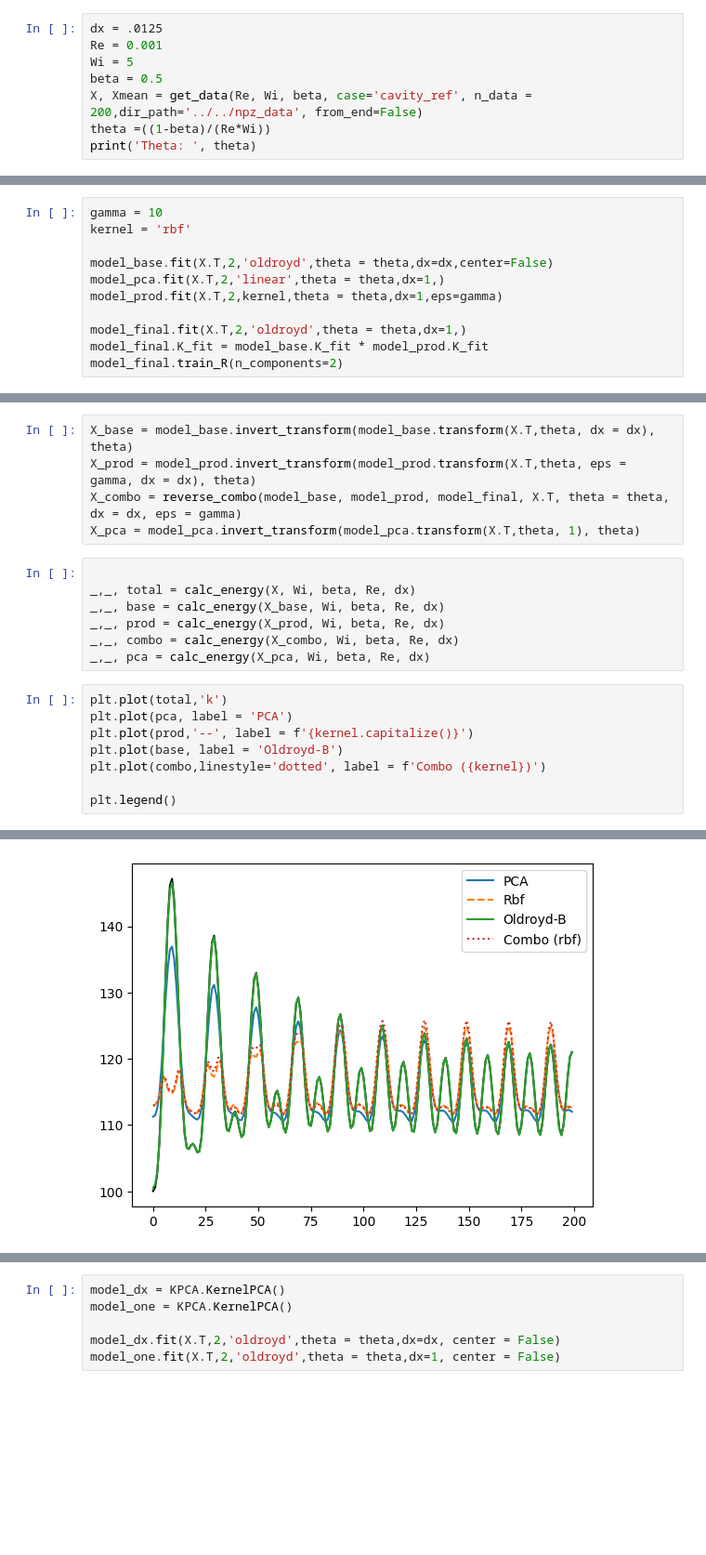
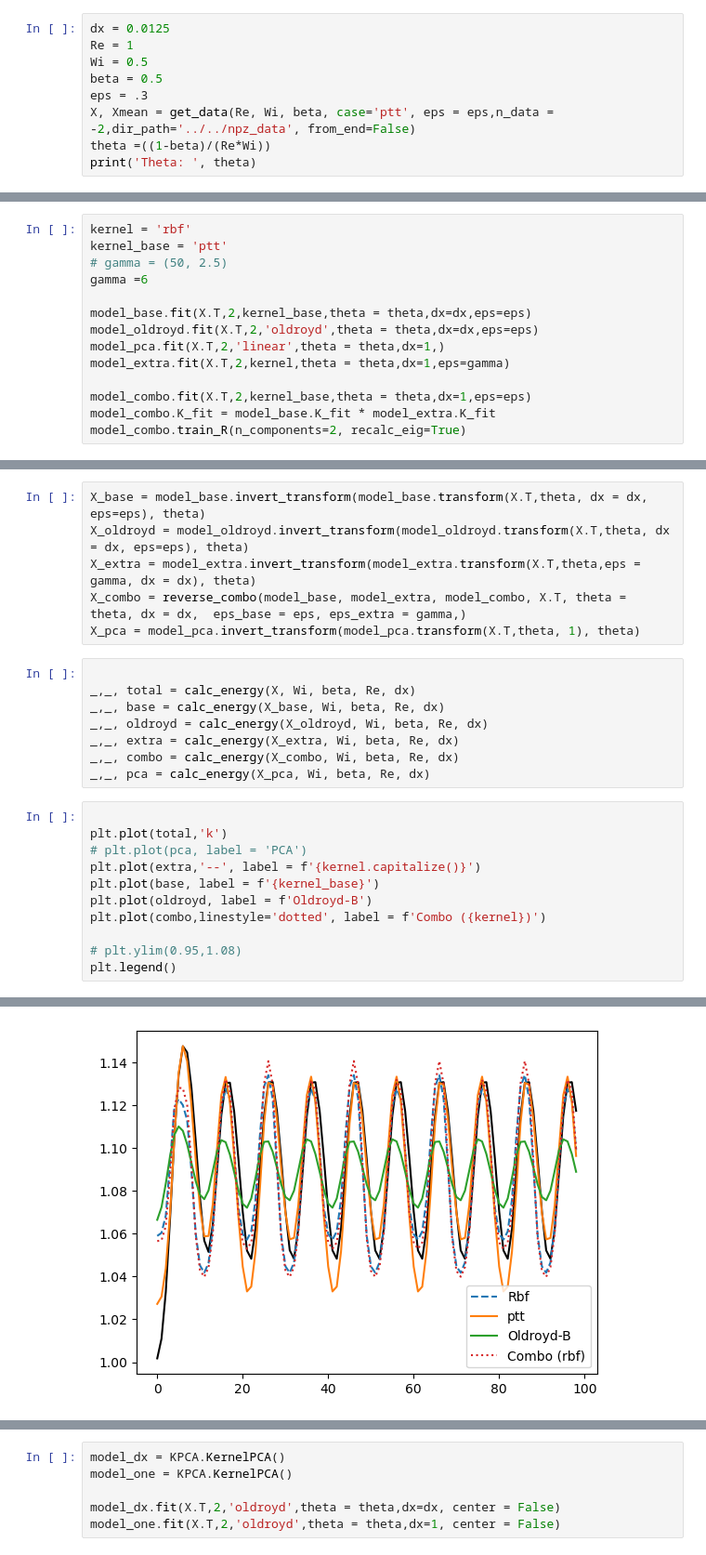
Before and after one commit to fabioamaral08/reduction-methods, a Jupyter notebook: kpca_scripts/EBR_Kernel_combination.ipynb, the cells around one changed output, grey strips where cells are left out. Shown: that part at 93% size. Saved outputs shown, nothing was run; the diff lists cells and outputs as text; blank space fills up the shorter version.

```diff
--- a/kpca_scripts/EBR_Kernel_combination.ipynb
+++ b/kpca_scripts/EBR_Kernel_combination.ipynb
@@ -33,10 +65,11 @@ model_final = KPCA.KernelPCA()
 model_pca = KPCA.KernelPCA()
 # %%
-dx = .0125
-Re = 0.001
-Wi = 5
+dx = 0.0125
+Re = 1
+Wi = 0.5
 beta = 0.5
-X, Xmean = get_data(Re, Wi, beta, case='cavity_ref', n_data = 200,dir_path='../../npz_data', from_end=False)
+eps = .3
+X, Xmean = get_data(Re, Wi, beta, case='ptt', eps = eps,n_data = -2,dir_path='../../npz_data', from_end=False)
 theta =((1-beta)/(Re*Wi))
 print('Theta: ', theta)
 # %% [output]
@@ -44,11 +90,14 @@ Theta:  100.0
 # %%
-gamma = 10
 kernel = 'rbf'
+kernel_base = 'ptt'
+# gamma = (50, 2.5)
+gamma =6
 
-model_base.fit(X.T,2,'oldroyd',theta = theta,dx=dx,center=False)
+model_base.fit(X.T,2,kernel_base,theta = theta,dx=dx,eps=eps)
+model_oldroyd.fit(X.T,2,'oldroyd',theta = theta,dx=dx,eps=eps)
 model_pca.fit(X.T,2,'linear',theta = theta,dx=1,)
-model_prod.fit(X.T,2,kernel,theta = theta,dx=1,eps=gamma)
+model_extra.fit(X.T,2,kernel,theta = theta,dx=1,eps=gamma)
 
-model_final.fit(X.T,2,'oldroyd',theta = theta,dx=1,)
-model_final.K_fit = model_base.K_fit * model_prod.K_fit
-model_final.train_R(n_components=2)
+model_combo.fit(X.T,2,kernel_base,theta = theta,dx=1,eps=eps)
+model_combo.K_fit = model_base.K_fit * model_extra.K_fit
+model_combo.train_R(n_components=2, recalc_eig=True)
@@ -63,23 +104,28 @@ plt.plot(model_pca.normalized_eigenvector[:,0])
 # %%
-X_base = model_base.invert_transform(model_base.transform(X.T,theta, dx = dx), theta)
-X_prod = model_prod.invert_transform(model_prod.transform(X.T,theta, eps = gamma, dx = dx), theta)
-X_combo = reverse_combo(model_base, model_prod, model_final, X.T, theta = theta, dx = dx, eps = gamma)
+X_base = model_base.invert_transform(model_base.transform(X.T,theta, dx = dx, eps=eps), theta)
+X_oldroyd = model_oldroyd.invert_transform(model_oldroyd.transform(X.T,theta, dx = dx, eps=eps), theta)
+X_extra = model_extra.invert_transform(model_extra.transform(X.T,theta,eps = gamma, dx = dx), theta)
+X_combo = reverse_combo(model_base, model_extra, model_combo, X.T, theta = theta, dx = dx,  eps_base = eps, eps_extra = gamma,)
 X_pca = model_pca.invert_transform(model_pca.transform(X.T,theta, 1), theta)
 # %%
 
 _,_, total = calc_energy(X, Wi, beta, Re, dx)
 _,_, base = calc_energy(X_base, Wi, beta, Re, dx)
-_,_, prod = calc_energy(X_prod, Wi, beta, Re, dx)
+_,_, oldroyd = calc_energy(X_oldroyd, Wi, beta, Re, dx)
+_,_, extra = calc_energy(X_extra, Wi, beta, Re, dx)
 _,_, combo = calc_energy(X_combo, Wi, beta, Re, dx)
 _,_, pca = calc_energy(X_pca, Wi, beta, Re, dx)
 # %%
+
 plt.plot(total,'k')
-plt.plot(pca, label = 'PCA')
-plt.plot(prod,'--', label = f'{kernel.capitalize()}')
-plt.plot(base, label = 'Oldroyd-B')
+# plt.plot(pca, label = 'PCA')
+plt.plot(extra,'--', label = f'{kernel.capitalize()}')
+plt.plot(base, label = f'{kernel_base}')
+plt.plot(oldroyd, label = f'Oldroyd-B')
 plt.plot(combo,linestyle='dotted', label = f'Combo ({kernel})')
 
+# plt.ylim(0.95,1.08)
 plt.legend()
 # %% [output]
 <matplotlib.legend.Legend at 0x...>
-[figure, old version]
+[figure, new version]
```
Also changed, not shown: parts of 29 cells of this notebook, 3 other files.
